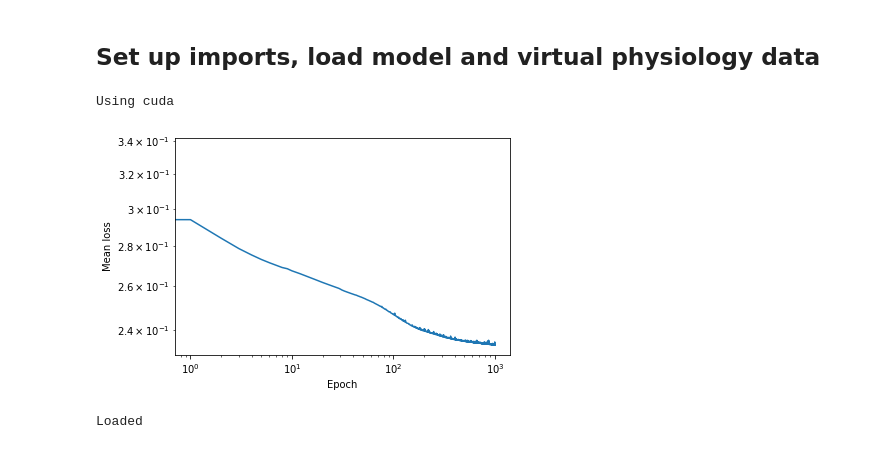
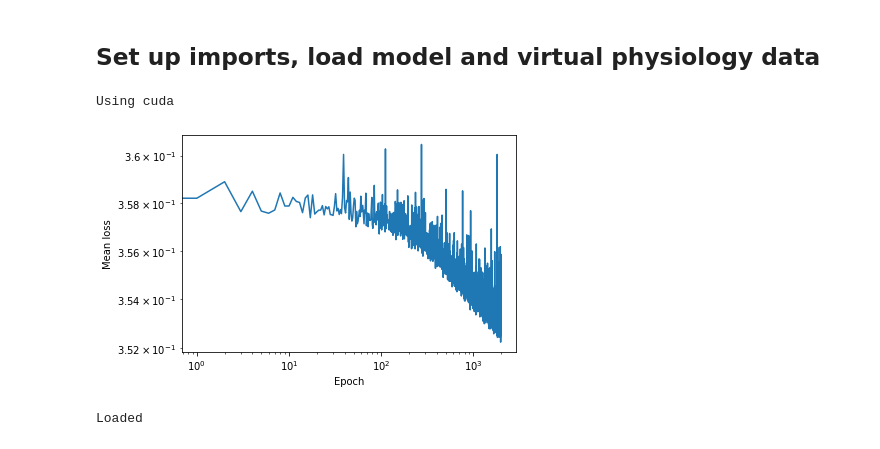
Before and after one commit to sebbkw/rnn, a Jupyter notebook: analyse_network.ipynb, the cells around one changed output. Cells and saved outputs as stored; diff of their text form; code cells hidden in the pictures.

```diff
--- a/analyse_network.ipynb
+++ b/analyse_network.ipynb
@@ -33,7 +33,7 @@ from brainbox import physiology
 
 # Global variables
 HIDDEN_UNITS = 1600
-FRAME_SIZE = 15
+FRAME_SIZE = 20
 WARMUP = 4
 MODE = 'hierarchical'
 T_STEPS = 45
@@ -46,46 +46,43 @@ NEUTRAL_COLOR = 'slategrey'
 PATHS = [
     # 15px
     'hierarchical-233450examples-15framesize-45tsteps-4warmup-2000epochs-1600units-0.0001lr-0.25gradclip-1e-06L1/0.5beta',
-    # 20px
-    'hierarchical-290290examples-20framesize-45tsteps-4warmup-2000epochs-1600units-0.0001lr-0.25gradclip-1e-6.25L1/0.2beta',
-    'hierarchical-290290examples-20framesize-45tsteps-4warmup-2000epochs-1600units-0.0001lr-0.25gradclip-1e-6.25L1/0.5beta',
     # 20px, 1000 epochs
     'model-hierarchical-290290examples-20framesize-45tsteps-4warmup-1000epochs-1600units-0.0001lr-0.25gradclip-1e-6.25L1/0.2beta',
     # 20px, 3000 epochs
     'hierarchical-290290examples-20framesize-45tsteps-4warmup-3000epochs-1600units-0.0001lr-0.25gradclip-1e-6.25L1/0.2beta'
 ]
-PATH = PATHS[0]
+PATH = PATHS[2]
 
 # Set device to use on network
 DEVICE = torch.device('cuda' if torch.cuda.is_available() else 'cpu')
 print("Using", DEVICE)
 
 # Load previously trained model
 model = network.RecurrentTemporalPrediction.load(
     hidden_units = HIDDEN_UNITS,
     frame_size = FRAME_SIZE,
     warmup = WARMUP,
     mode = MODE,
     path = './models/' + PATH + '.pt'
 )
 
 # Load dataset
 if False:
     train_dataset = FramesDataset('./datasets/processed_dataset_15px_20tsteps.npy', 'train', WARMUP)
     train_data_loader = torch.utils.data.DataLoader(train_dataset, batch_size=128)
     print("Training dataset length:", len(train_dataset))
 
 # Plot loss history
 with open('./models/' + PATH + '.pickle', 'rb') as p:
     loss_history = pickle.load(p)
 
 plt.loglog(loss_history);
 plt.xlabel('Epoch')
 plt.ylabel('Mean loss')
 plt.show()
 # %% [output]
 Using cuda
-[figure, old version]
+[figure, new version]
 # %%
 # Load or save previously generated physiology data
 
```
Also changed, not shown: parts of 9 cells of this notebook, 2 other files.
